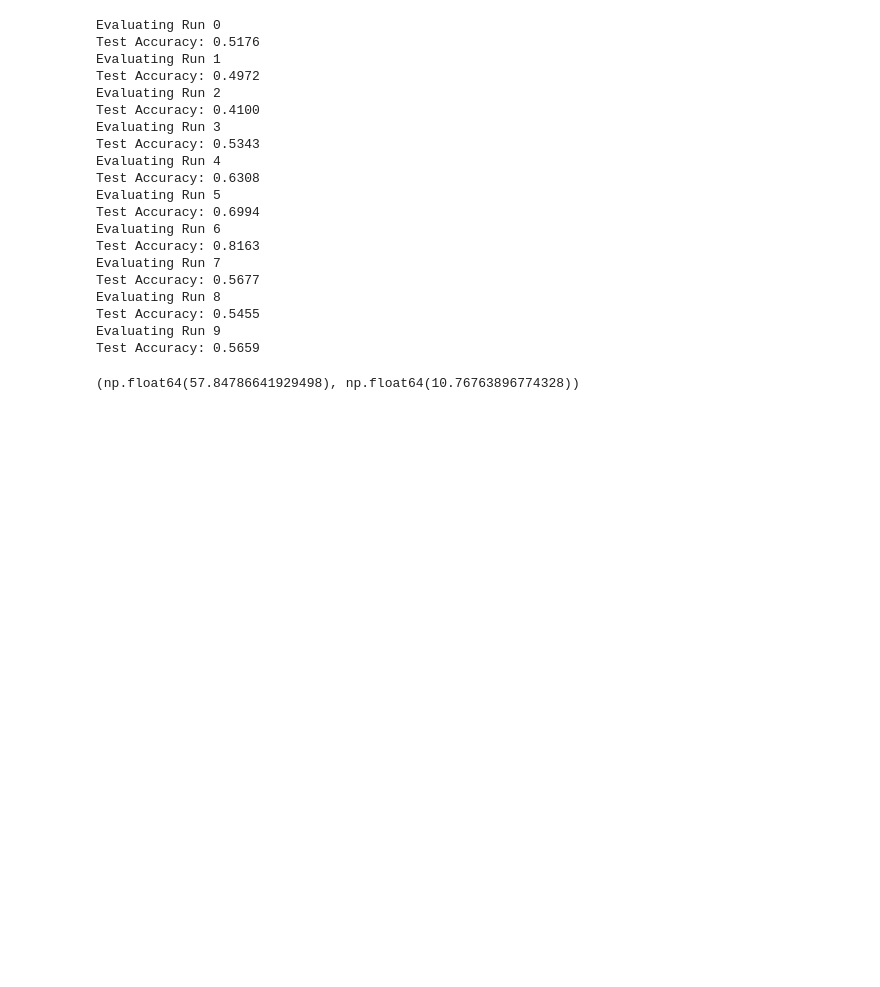
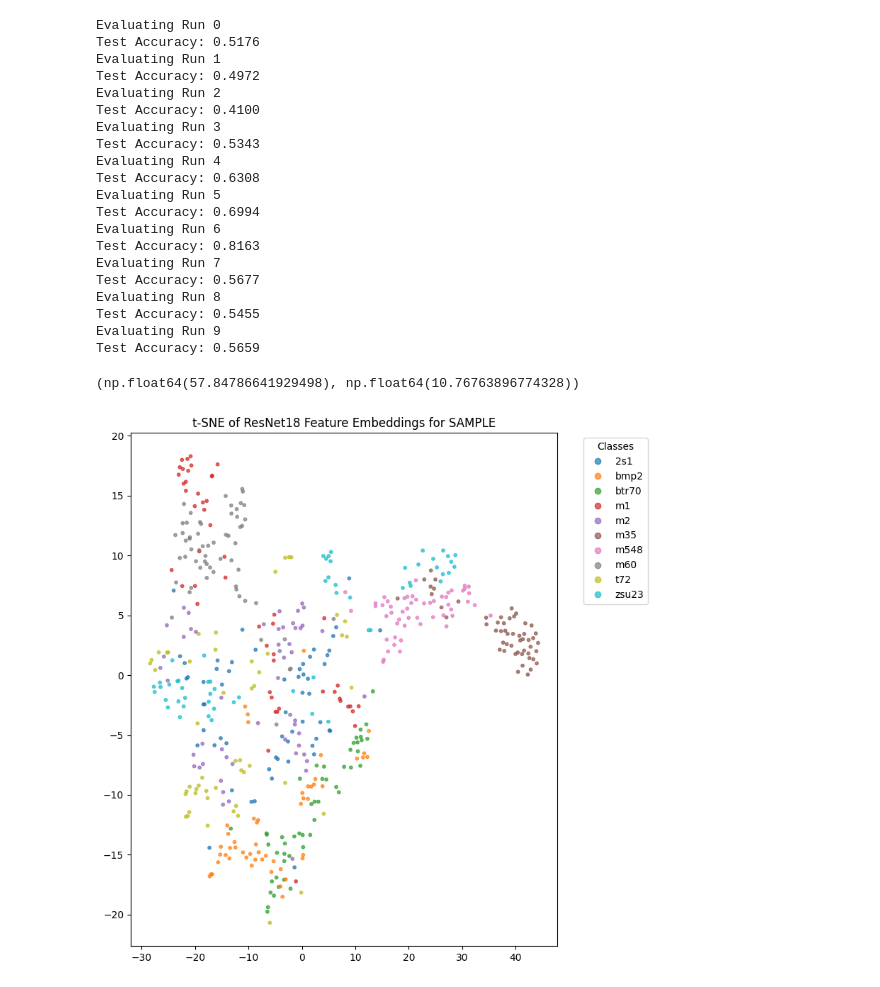
Before and after one commit to alvin-ng44/SAR_ML, a Jupyter notebook: notebooks/SSR/SSR_wo_aug.ipynb, the cells around one changed output. Drawn from its saved outputs; the diff is of its cells as text; code cells hidden in the pictures; blank space fills up the shorter version.

Commit message:
Updated weights

```diff
--- a/notebooks/SSR/SSR_wo_aug.ipynb
+++ b/notebooks/SSR/SSR_wo_aug.ipynb
@@ -14,3 +16,6 @@ import matplotlib.pyplot as plt
+# %%
+workspace = "/workspace/alvin/SAR_ML"
+data_workspace = os.path.join(workspace, "data/SAMPLE")
 # %%
 # Custom loader function for .npy files
 def npy_loader(path):
@@ -30,12 +35,12 @@ def npy_loader(path):
     return image
 
 synth_ds = datasets.DatasetFolder(
-    "/workspace/alvin/SAR_ML/data/SAMPLE/alvin_edited_files/log_mapping/synth",
+    os.path.join(data_workspace, "alvin_edited_files/log_mapping/synth"),
     extensions = (".npy"),
     loader = npy_loader
 )
 meas_ds = datasets.DatasetFolder(
-    "/workspace/alvin/SAR_ML/data/SAMPLE/alvin_edited_files/log_mapping/real",
+    os.path.join(data_workspace, "alvin_edited_files/log_mapping/real"),
     extensions = (".npy"),
     loader = npy_loader
 )
@@ -135,11 +140,11 @@ for i in range(10):
         print(f"Epoch {epoch} LR: {scheduler.get_last_lr()[0]:.10f}")
 
         if epoch == 0:
-            torch.save(copy.deepcopy(model.state_dict()), f"/workspace/alvin/SAR_ML/weights/SSR/wo_aug/rn18_run{i}_b32_epoch0.pth")
+            torch.save(copy.deepcopy(model.state_dict()), os.path.join(workspace, f"weights/SSR/wo_aug/rn18_run{i}_b32_epoch0.pth"))
 
     print("Training complete!")
 
-    torch.save(model.state_dict(), f"/workspace/alvin/SAR_ML/weights/SSR/wo_aug/rn18_run{i}_b32.pth")
+    torch.save(model.state_dict(), os.path.join(workspace, f"weights/SSR/wo_aug/rn18_run{i}_b32.pth"))
 # %% [output]
 Training Run 0
 Epoch 0
@@ -169,7 +230,7 @@ for i in range(10):
 
     # Load your trained weights
     new_model.load_state_dict(torch.load(
-        f"/workspace/alvin/SAR_ML/weights/SSR/wo_aug/rn18_run{i}_b32.pth",
+        os.path.join(workspace, f"weights/SSR/wo_aug/rn18_run{i}_b32.pth"),
         map_location=device
     ))
 
@@ -377,6 +438,71 @@ Test Accuracy: 0.5659
 np.array(test_acc_lst).mean() * 100, np.array(test_acc_lst).std() * 100
 # %% [output]
 (np.float64(57.84786641929498), np.float64(10.76763896774328))
+# %%
+new_model = models.resnet18(weights = None) # dont load ImageNet Weights
+new_model.fc = nn.Linear(new_model.fc.in_features, len(train_ds.class_to_idx))
+
+# Load your trained weights
+new_model.load_state_dict(torch.load(
+    os.path.join(workspace, f"weights/SSR/wo_aug/rn18_run8_b32_epoch0.pth"),
+    map_location=device
+))
+
+new_model = new_model.to(device)
+new_model.eval()
+
+feature_extractor = nn.Sequential(*list(new_model.children())[:-1])
+feature_extractor = feature_extractor.to(device)
+feature_extractor.eval()
+
+features, labels_list = [], []
+
+with torch.no_grad():
+    for inputs, targets in dataloaders["test"]:
+        inputs = inputs.to(device)
+        feats = feature_extractor(inputs)
+        feats = feats.view(feats.size(0), -1)
+        features.append(feats.cpu())
+        labels_list.append(targets)
+
+features = torch.cat(features).numpy()
+labels_list = torch.cat(labels_list).numpy()
+
+tsne = TSNE(
+    n_components=2,
+    perplexity=30,
+    learning_rate="auto",
+    n_jobs=-1
+)
+
+features_2d = tsne.fit_transform(features)
+
+# Get class names from the dataset
+class_names = [name for name, idx in sorted(train_ds.class_to_idx.items(), key=lambda x: x[1])]
+
+plt.figure(figsize=(8, 8))
+scatter = plt.scatter(
+    features_2d[:, 0],
+    features_2d[:, 1],
+    c=labels_list,
+    cmap="tab10",
+    s=10,
+    alpha=0.7
+)
+
+plt.legend(
+    handles=scatter.legend_elements()[0],
+    labels=class_names,
+    title="Classes",
+    bbox_to_anchor=(1.05, 1),
+    loc="upper left"
+)
+
+plt.title("t-SNE of ResNet18 Feature Embeddings for SAMPLE")
+plt.tight_layout()
+plt.show()
+# %% [output]
+[figure, added]
 # %%
 new_model = models.resnet18(weights = None) # dont load ImageNet Weights
 new_model.fc = nn.Linear(new_model.fc.in_features, len(train_ds.class_to_idx))
```
Also changed, not shown: parts of 9 cells of this notebook, 2 other files.
